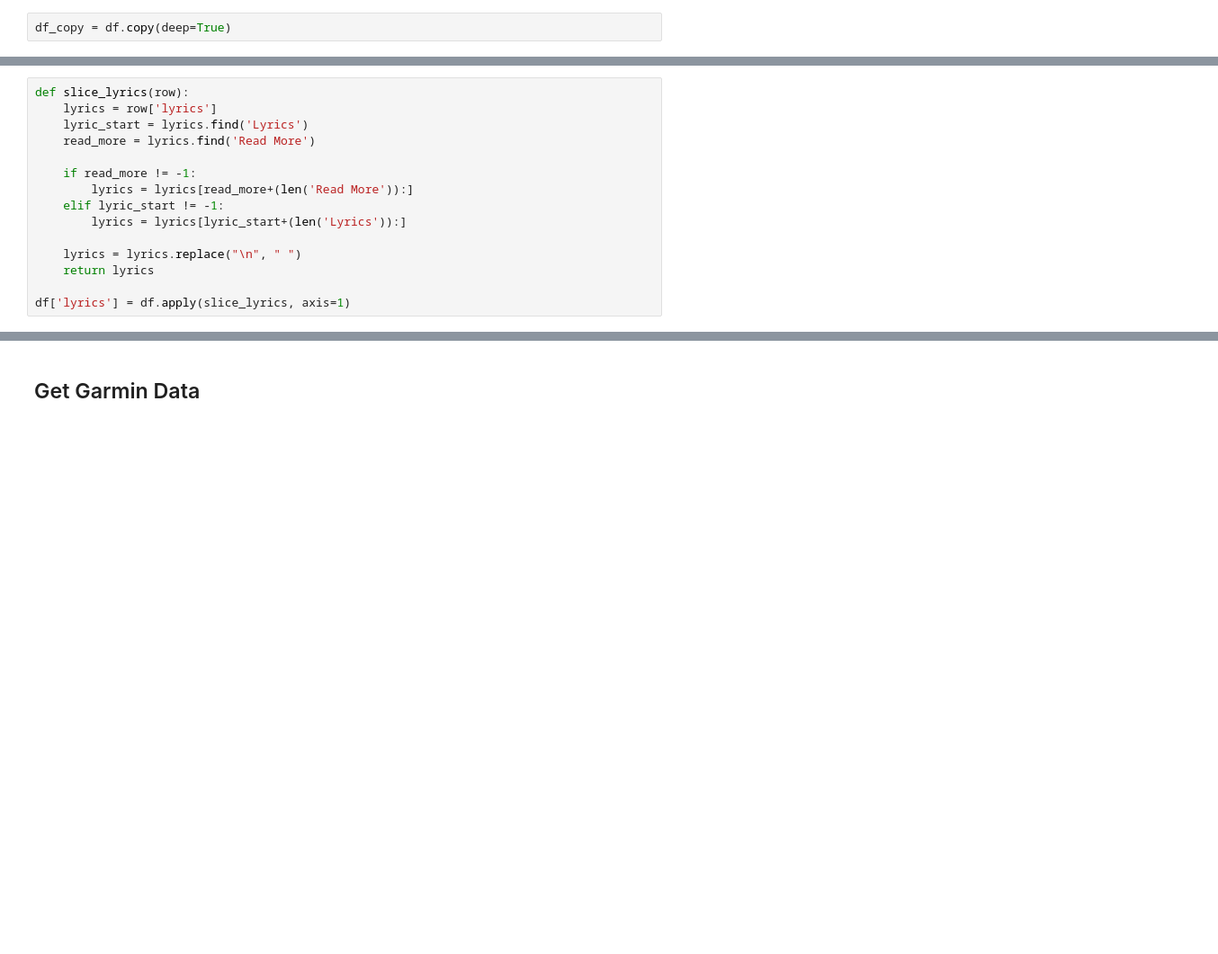
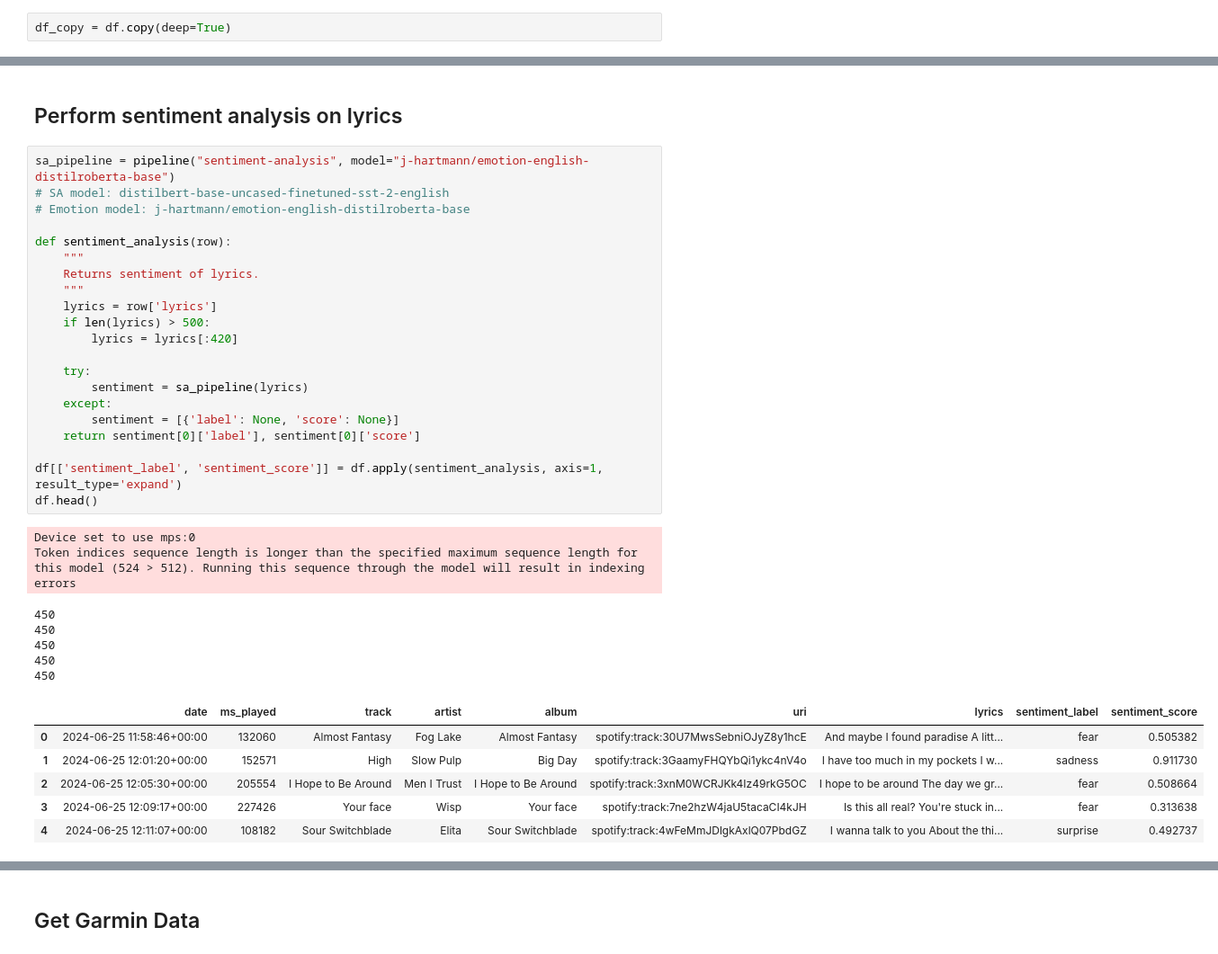
Before and after one commit to liammaguire1/garmin-spotify-analysis, a Jupyter notebook: vibes.ipynb, the cells around one changed output, grey strips where cells are left out. Shown at 90% size. Cells and saved outputs as stored; diff of their text form; blank space fills up the shorter version.

```diff
--- a/vibes.ipynb
+++ b/vibes.ipynb
@@ -116,15 +132,37 @@ df.head(10)
-# %%
-def slice_lyrics(row):
-    lyrics = row['lyrics']
-    lyric_start = lyrics.find('Lyrics')
-    read_more = lyrics.find('Read More')
-
-    if read_more != -1:
-        lyrics = lyrics[read_more+(len('Read More')):]
-    elif lyric_start != -1:
-        lyrics = lyrics[lyric_start+(len('Lyrics')):]
-
-    lyrics = lyrics.replace("\n", " ")
-    return lyrics
-
-df['lyrics'] = df.apply(slice_lyrics, axis=1)
+# %% [markdown]
+## Perform sentiment analysis on lyrics
+# %%
+sa_pipeline = pipeline("sentiment-analysis", model="j-hartmann/emotion-english-distilroberta-base")
+# SA model: distilbert-base-uncased-finetuned-sst-2-english
+# Emotion model: j-hartmann/emotion-english-distilroberta-base
+
+def sentiment_analysis(row):
+    """
+    Returns sentiment of lyrics.
+    """
+    lyrics = row['lyrics']
+    if len(lyrics) > 500:
+        lyrics = lyrics[:420]
+
+    try:
+        sentiment = sa_pipeline(lyrics)
+    except:
+        sentiment = [{'label': None, 'score': None}]
+    return sentiment[0]['label'], sentiment[0]['score']
+
+df[['sentiment_label', 'sentiment_score']] = df.apply(sentiment_analysis, axis=1, result_type='expand')
+df.head()
+# %% [output]
+Device set to use mps:0
+Token indices sequence length is longer than the specified maximum sequence length for this model (524 > 512). Running this sequence through the model will result in indexing errors
+450
+450
+450
+450
+450
+|  | date | ms_played | track | artist | album | uri | lyrics | sentiment_label | sentiment_score |
+| 0 | 2024-06-25 11:58:46+00:00 | 132060 | Almost Fantasy | Fog Lake | Almost Fantasy | spotify:track:30U7MwsSebniOJyZ8y1hcE | And maybe I found paradise A litt... | fear | 0.505382 |
+| 1 | 2024-06-25 12:01:20+00:00 | 152571 | High | Slow Pulp | Big Day | spotify:track:3GaamyFHQYbQi1ykc4nV4o | I have too much in my pockets I w... | sadness | 0.911730 |
+| 2 | 2024-06-25 12:05:30+00:00 | 205554 | I Hope to Be Around | Men I Trust | I Hope to Be Around | spotify:track:3xnM0WCRJKk4Iz49rkG5OC | I hope to be around The day we gr... | fear | 0.508664 |
+| 3 | 2024-06-25 12:09:17+00:00 | 227426 | Your face | Wisp | Your face | spotify:track:7ne2hzW4jaU5tacaCI4kJH | Is this all real? You're stuck in... | fear | 0.313638 |
+| 4 | 2024-06-25 12:11:07+00:00 | 108182 | Sour Switchblade | Elita | Sour Switchblade | spotify:track:4wFeMmJDlgkAxlQ07PbdGZ | I wanna talk to you About the thi... | surprise | 0.492737 |
```
Also changed, not shown: parts of 16 cells of this notebook.
